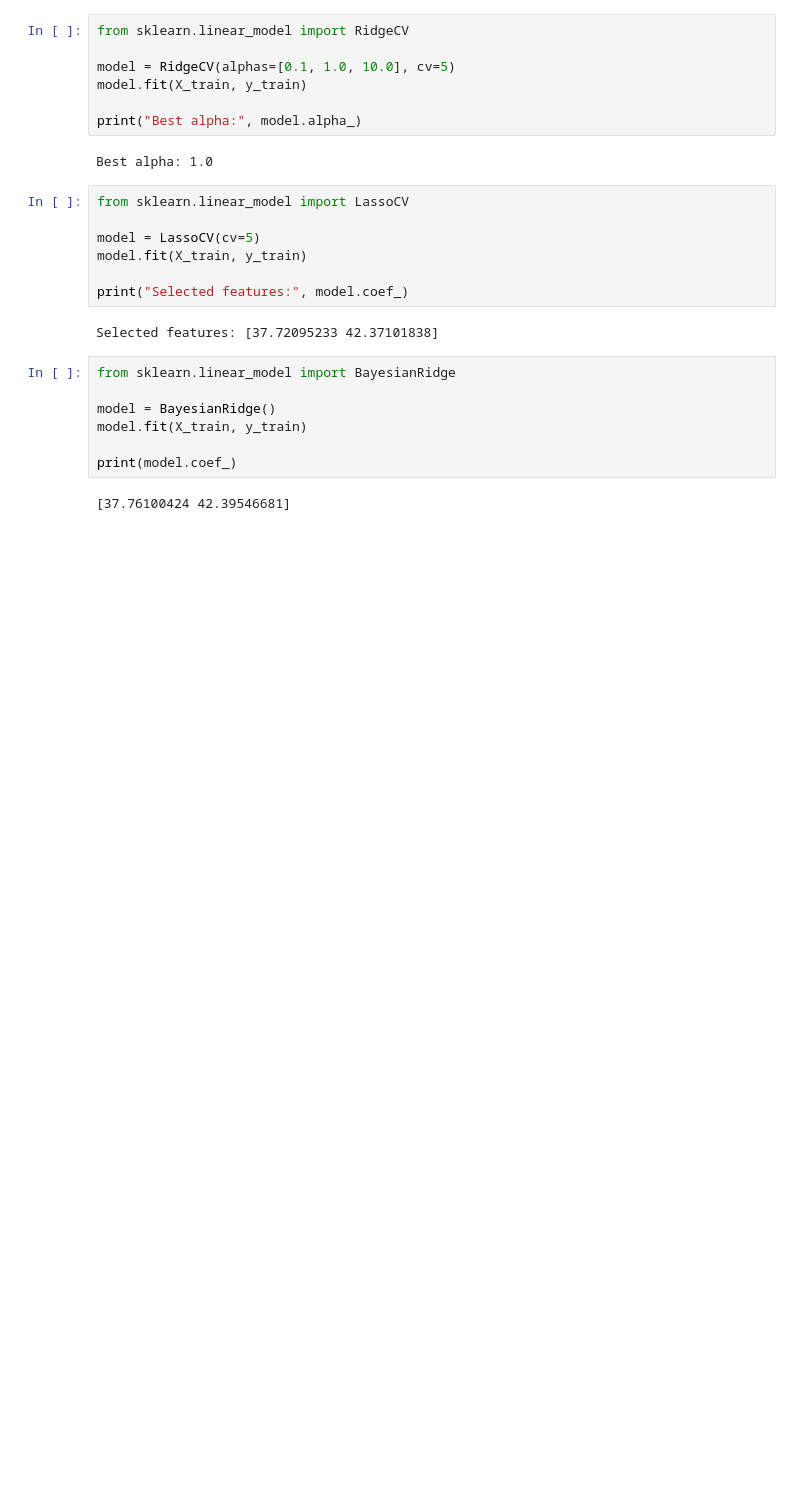
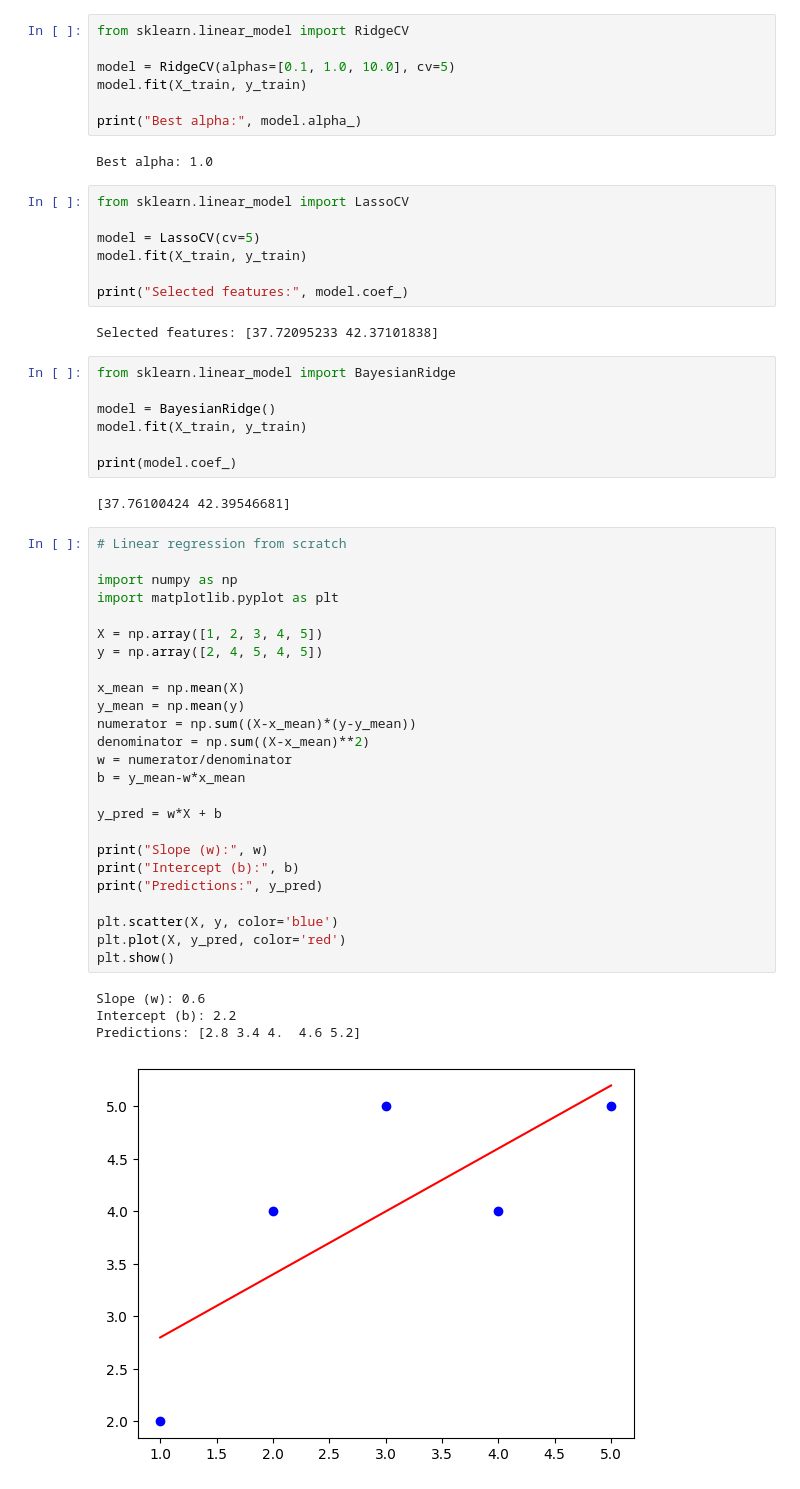
Before and after one commit to akshayas002/practice, a Jupyter notebook: ml_practice/regression.ipynb, the cells around one changed output. Saved outputs shown, nothing was run; the diff lists cells and outputs as text; blank space fills up the shorter version.

Commit message:
added linear regression from scratch

```diff
--- a/ml_practice/regression.ipynb
+++ b/ml_practice/regression.ipynb
@@ -51,3 +51,33 @@ model.fit(X_train, y_train)
 print(model.coef_)
 # %% [output]
 [37.76100424 42.39546681]
+# %%
+# Linear regression from scratch
+
+import numpy as np
+import matplotlib.pyplot as plt
+
+X = np.array([1, 2, 3, 4, 5])
+y = np.array([2, 4, 5, 4, 5])
+
+x_mean = np.mean(X)
+y_mean = np.mean(y)
+numerator = np.sum((X-x_mean)*(y-y_mean))
+denominator = np.sum((X-x_mean)**2)
+w = numerator/denominator
+b = y_mean-w*x_mean
+
+y_pred = w*X + b
+
+print("Slope (w):", w)
+print("Intercept (b):", b)
+print("Predictions:", y_pred)
+
+plt.scatter(X, y, color='blue')
+plt.plot(X, y_pred, color='red')
+plt.show()
+# %% [output]
+Slope (w): 0.6
+Intercept (b): 2.2
+Predictions: [2.8 3.4 4.  4.6 5.2]
+[figure, added]
```
Also changed, not shown: parts of 1 cell of this notebook.
